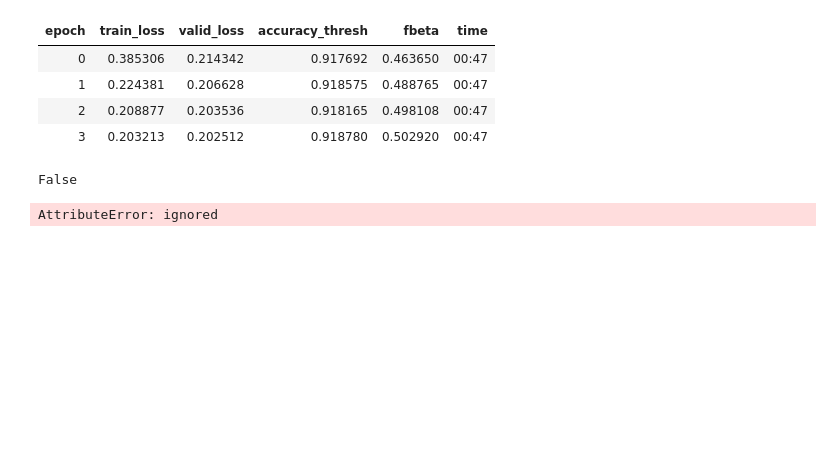
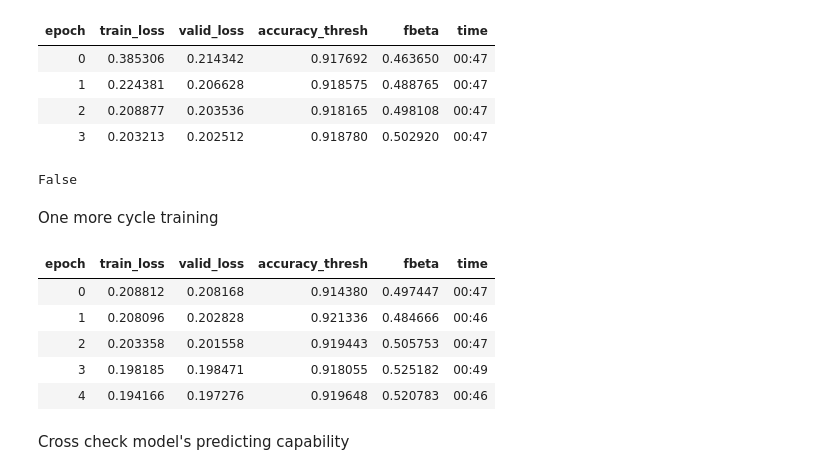
Before and after one commit to JeevanLokanathTivo/MovieGenre, a Jupyter notebook: GenreDetectionv2.ipynb, the cells around one changed output. Saved outputs shown, nothing was run; the diff lists cells and outputs as text; code cells hidden in the pictures; blank space fills up the shorter version.

```diff
--- a/GenreDetectionv2.ipynb
+++ b/GenreDetectionv2.ipynb
@@ -117,8 +159,17 @@ losses,idxs = interp.top_losses()
 len(data.valid_ds)==len(losses)==len(idxs)
 # %% [output]
 False
-# %%
-learn.predict(data.data.valid_dl)
-#interp.most_confused(min_val=2)
-# %% [output]
-AttributeError: ignored
+# %% [markdown]
+One more cycle training
+# %%
+lr = 0.01
+learn.fit_one_cycle(5, slice(lr))
+# %% [output]
+| epoch | train_loss | valid_loss | accuracy_thresh | fbeta | time |
+| 0 | 0.208812 | 0.208168 | 0.914380 | 0.497447 | 00:47 |
+| 1 | 0.208096 | 0.202828 | 0.921336 | 0.484666 | 00:46 |
+| 2 | 0.203358 | 0.201558 | 0.919443 | 0.505753 | 00:47 |
+| 3 | 0.198185 | 0.198471 | 0.918055 | 0.525182 | 00:49 |
+| 4 | 0.194166 | 0.197276 | 0.919648 | 0.520783 | 00:46 |
+# %% [markdown]
+Cross check model's predicting capability
```
Also changed, not shown: parts of 19 cells of this notebook.
